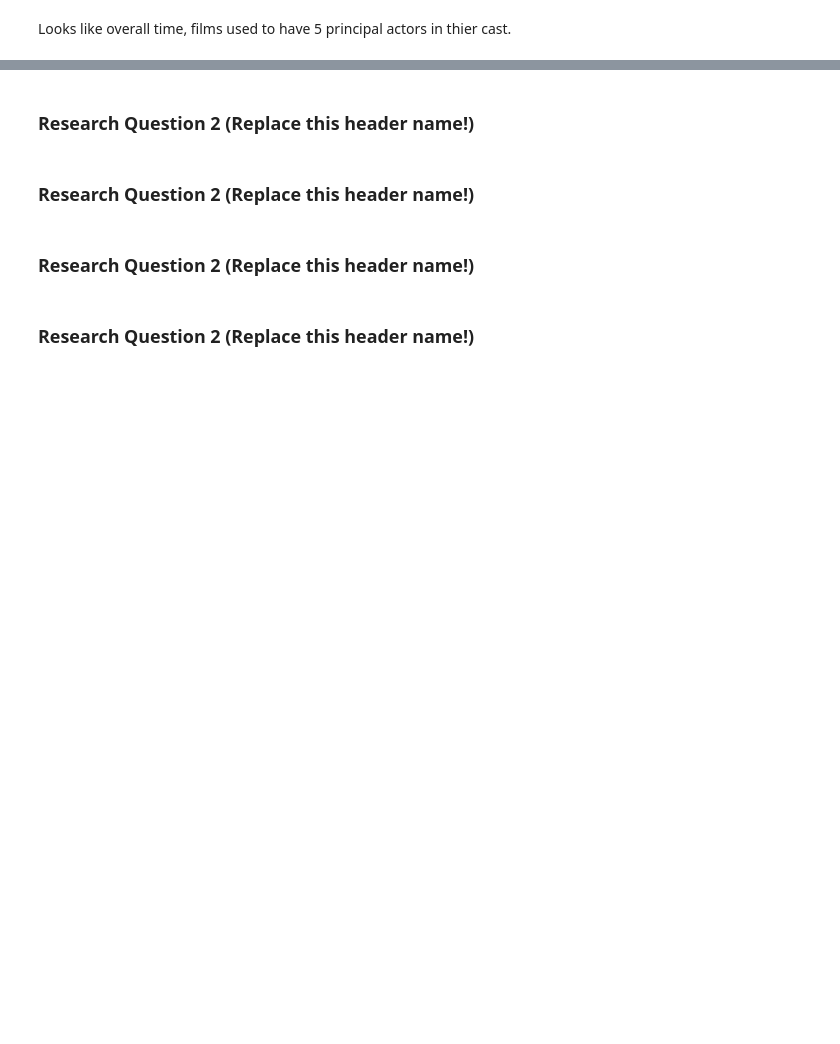
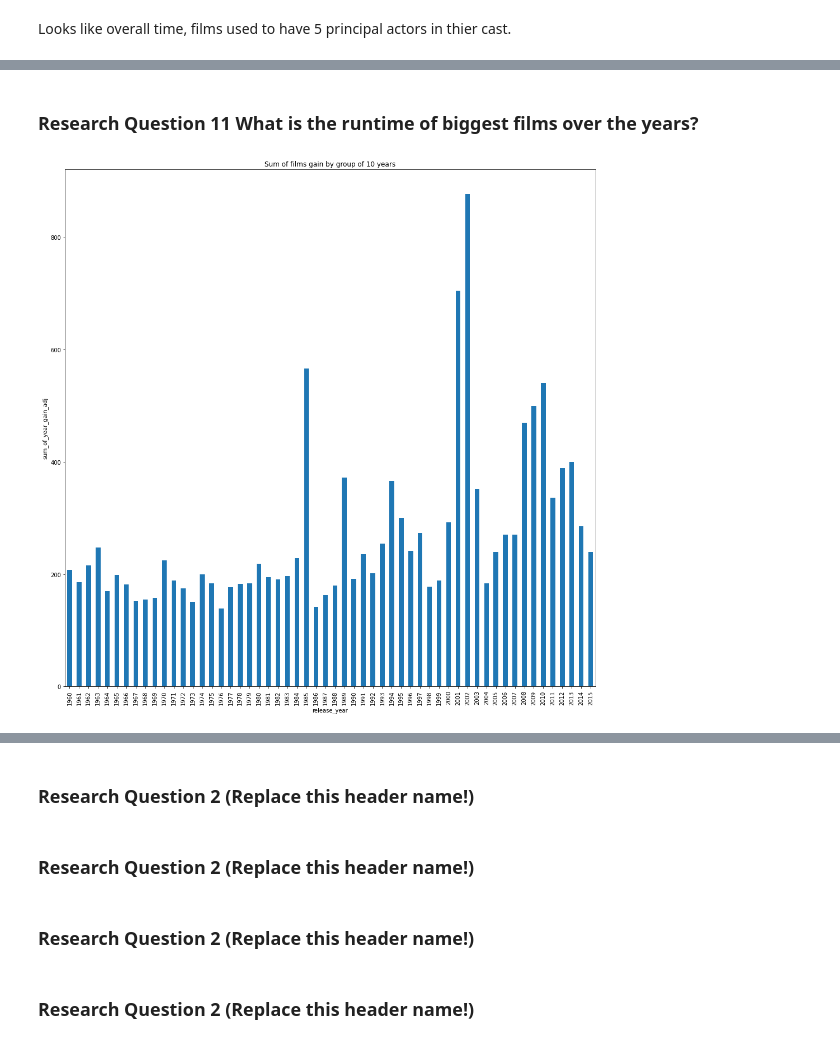
Before and after one commit to temajozias/Udacity-DataAnalystND-P1-Investigate-a-Dataset, a Jupyter notebook: Investigate_a_Dataset.ipynb, the cells around one changed output, grey strips where cells are left out. Cells and saved outputs as stored; diff of their text form; code cells hidden in the pictures; blank space fills up the shorter version.

```diff
--- a/Investigate_a_Dataset.ipynb
+++ b/Investigate_a_Dataset.ipynb
@@ -562,5 +588,9 @@ df[['cast_num']].sum().plot(kind='bar',
+# %% [markdown]
+### Research Question 11  What is the runtime of biggest films over the years?
 # %%
-df.groupby('year_by_10').sum()['gain_adj'].plot(kind='bar',
+df.groupby('release_year')['runtime'].max().plot(kind='bar',
                                                   figsize=(17, 17),
                                                   title='Sum of films gain by group of 10 years',
                                                   ylabel='sum_of_year_gain_adj');
+# %% [output]
+[figure, added]
```
Also changed, not shown: parts of 10 cells of this notebook.
